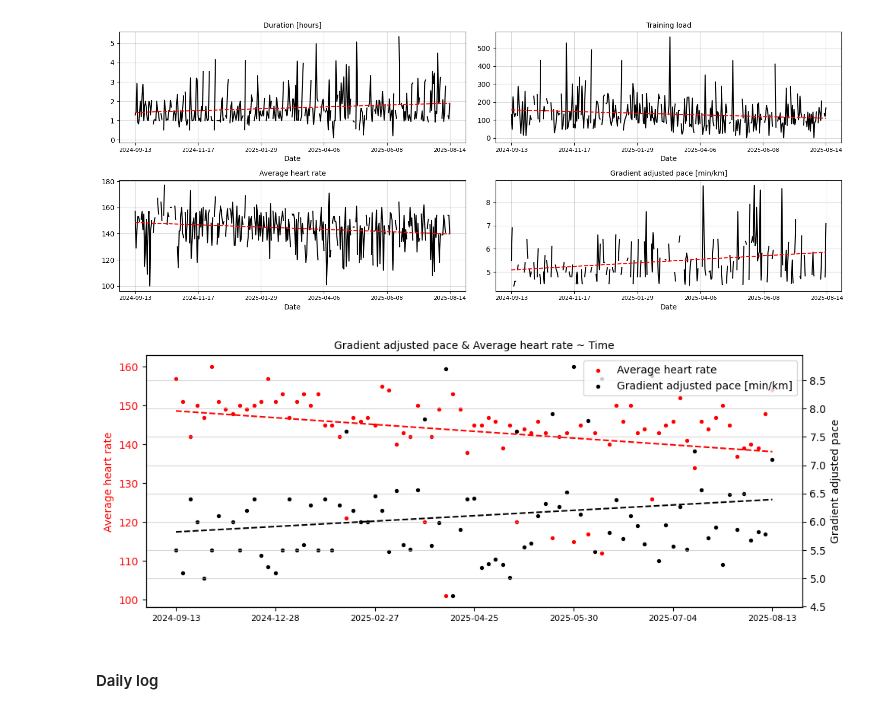
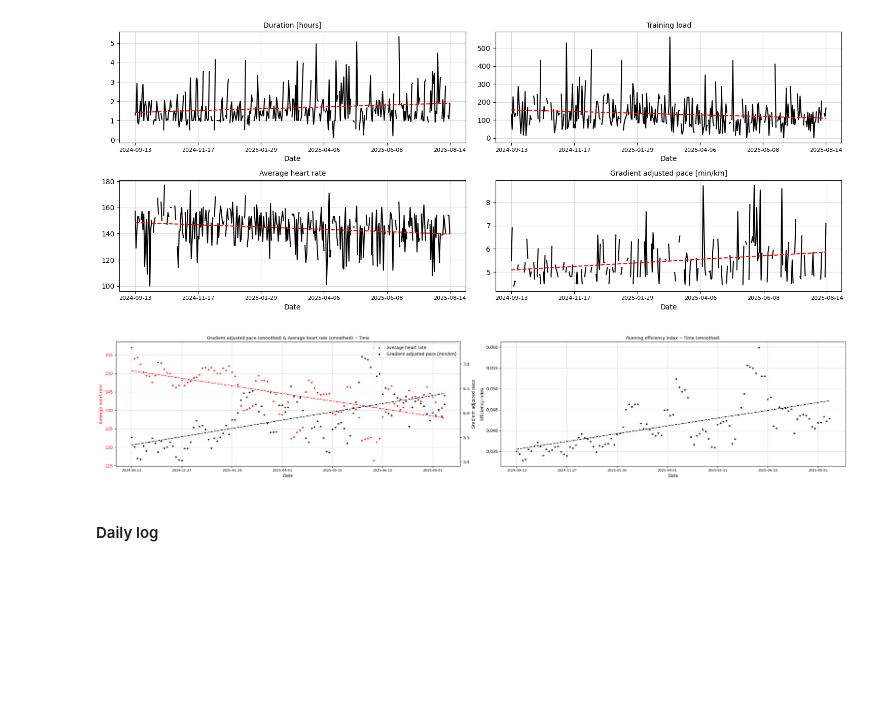
Before and after one commit to 1312Bravo/TrainingPeaks_customLog, a Jupyter notebook: analysis_sandbox/sandbox.ipynb, the cells around one changed output. Cells and saved outputs as stored; diff of their text form; code cells hidden in the pictures; blank space fills up the shorter version.

```diff
--- a/analysis_sandbox/sandbox.ipynb
+++ b/analysis_sandbox/sandbox.ipynb
@@ -99,6 +100,13 @@ Missing dates = []
 
 # Normalized HRV values (-inf, inf) ~> Upper bound = 1, Lower bound = 0 ~> Lower = better
 daily_log_df["HRV normalized"] = (daily_log_df["HRV"] - daily_log_df["HRV baseline lower"]) / (daily_log_df["HRV baseline upper"] - daily_log_df["HRV baseline lower"])
+
+# Performance vs. effor ~> Heart rate vs. Gradient adjusted pace
+# --> "Running efficiency index (EF)" = Gradient adjusted pace / Average heart rate
+def EF_formula(avg_pace, avg_hr):
+    if avg_hr == 0:
+        return np.nan
+    return avg_pace / avg_hr
 # %% [markdown]
 ## Quick Analysis
 # %% [markdown]
@@ -166,41 +174,59 @@ plt.show()
 # %% [output]
 [figure]
 # %%
-# Easy long trail runs ~ Relationship between Gradient adjusted pace & Average heart rate
+# Aerobic runs ~ Relationship between Gradient adjusted pace & Average heart rate
 
-easy_trail_long_runs = (
+# Prepare
+aerobic_runs = (
     tp_log_df
-    .query("`Activity type` == 'Trail Running'") # Trail running
-    .query("`Description`.str.contains('Trail Running')") # Normal runs ~ No specific training (Easy long runs)
+    .query("`Activity type` in (['Trail Running', 'Running'])") # Trail running
+    .query("`Description`.str.contains('Running')") # Normal runs ~ No specific training (aerobic runs)
     .query("`Aerobic training effect` < 5.0") # Filter out races
     )
 
-fig, ax = plt.subplots(1,1, figsize=(10, 4))
-indices = np.arange(0, len(easy_trail_long_runs["Datetime"]))
+aerobic_runs["Gradient adjusted pace [min/km] smoothed"] = aerobic_runs["Gradient adjusted pace [min/km]"].rolling(window=5, min_periods=1).mean()
+aerobic_runs["Average heart rate smoothed"] = aerobic_runs["Average heart rate"].rolling(window=5, min_periods=1).mean()
 
-plt.title("Gradient adjusted pace & Average heart rate ~ Time", fontsize=10)
-ax.scatter(indices, easy_trail_long_runs["Average heart rate"], label="Average heart rate", color="red", s=8)
-sns.regplot(x=indices, y=easy_trail_long_runs["Average heart rate"], color="red", line_kws={"linestyle":"--", "linewidth":1.5}, ci=None, scatter=False, ax=ax)
-ax.set_ylabel("Average heart rate", color="red")
-ax.tick_params(axis="y", labelcolor="red")
+# Plot
+fig, ax = plt.subplots(1,2, figsize=(25, 5))
+indices = np.arange(0, len(aerobic_runs["Datetime"]))
 
-ax2 = ax.twinx()
-ax2.scatter(indices, easy_trail_long_runs["Gradient adjusted pace [min/km]"], label="Gradient adjusted pace [min/km]", color="black", s=8)
-sns.regplot(x=indices, y=easy_trail_long_runs["Gradient adjusted pace [min/km]"], color="black", line_kws={"linestyle":"--", "linewidth":1.5}, ci=None, scatter=False, ax=ax2)
-ax2.set_ylabel("Gradient adjusted pace", color="black")
-ax2.tick_params(axis="y", labelcolor="black")
+# Plot 1
+ax[0].set_title("Gradient adjusted pace (smoothed) & Average heart rate (smoothed) ~ Time", fontsize=10)
+ax[0].scatter(indices, aerobic_runs["Average heart rate smoothed"], label="Average heart rate", color="red", s=8)
+sns.regplot(x=indices, y=aerobic_runs["Average heart rate smoothed"], color="red", line_kws={"linestyle":"--", "linewidth":1.5}, ci=None, scatter=False, ax=ax[0])
+ax[0].set_ylabel("Average heart rate", color="red")
+ax[0].tick_params(axis="y", labelcolor="red")
 
-ax.set_xticks(indices[::max(1, len(indices)//6)])
-ax.set_xticklabels(easy_trail_long_runs["Datetime"].dt.strftime("%Y-%m-%d")[::max(1, len(indices)//6)], fontsize=8, rotation=0)
-handles1, labels1 = ax.get_legend_handles_labels()
-handles2, labels2 = ax2.get_legend_handles_labels()
-ax2.legend(handles1 + handles2, labels1 + labels2, loc="upper right")
+ax1 = ax[0].twinx()
+ax1.scatter(indices, aerobic_runs["Gradient adjusted pace [min/km] smoothed"], label="Gradient adjusted pace [min/km]", color="black", s=8)
+sns.regplot(x=indices, y=aerobic_runs["Gradient adjusted pace [min/km] smoothed"], color="black", line_kws={"linestyle":"--", "linewidth":1.5}, ci=None, scatter=False, ax=ax1)
+ax1.set_ylabel("Gradient adjusted pace", color="black")
+ax1.tick_params(axis="y", labelcolor="black")
 
-plt.grid(alpha=.5)
+handles1, labels1 = ax[0].get_legend_handles_labels()
+handles2, labels2 = ax1.get_legend_handles_labels()
+ax1.legend(handles1 + handles2, labels1 + labels2, loc="upper right")
+
+# Plot 2 ~> Running efficiency index
+aerobic_runs["EF"] = aerobic_runs.apply(lambda row: EF_formula(row["Gradient adjusted pace [min/km]"], row["Average heart rate"]), axis=1)
+aerobic_runs["EF smoothed"] = aerobic_runs["EF"].rolling(window=5, min_periods=1).mean()
+
+ax[1].set_title("Running efficiency index ~ Time (smoothed)", fontsize=10)
+ax[1].scatter(indices, aerobic_runs["EF smoothed"], color="black", s=8)
+sns.regplot(x=indices, y=aerobic_runs["EF smoothed"], color="black", line_kws={"linestyle":"--", "linewidth":1.5}, ci=None, scatter=False, ax=ax[1])
+ax[1].set_ylabel("Efficiency index", color="black")
+
+for i in [0,1]:
+    ax[i].set_xticks(indices[::max(1, len(indices)//6)])
+    ax[i].set_xticklabels(aerobic_runs["Datetime"].dt.strftime("%Y-%m-%d")[::max(1, len(indices)//6)], fontsize=8, rotation=0)
+    ax[i].set_xlabel("Date")
+    ax[i].grid(alpha=.5)
+
 plt.tight_layout()
 plt.show()
 # %% [output]
-[figure, old version]
+[figure, new version]
 # %% [markdown]
 #### Daily log
 # %%
```
Also changed, not shown: parts of 4 cells of this notebook, 2 other files.
